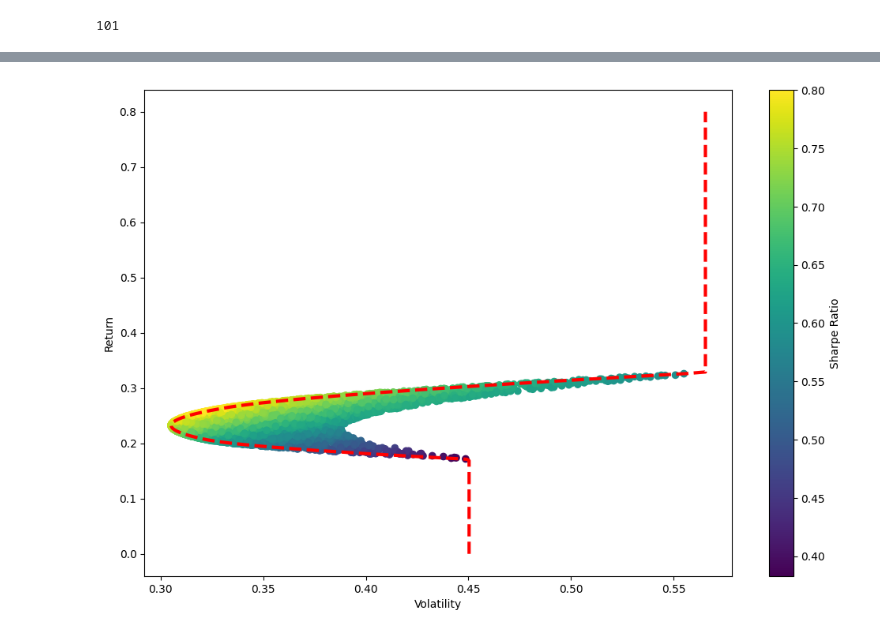
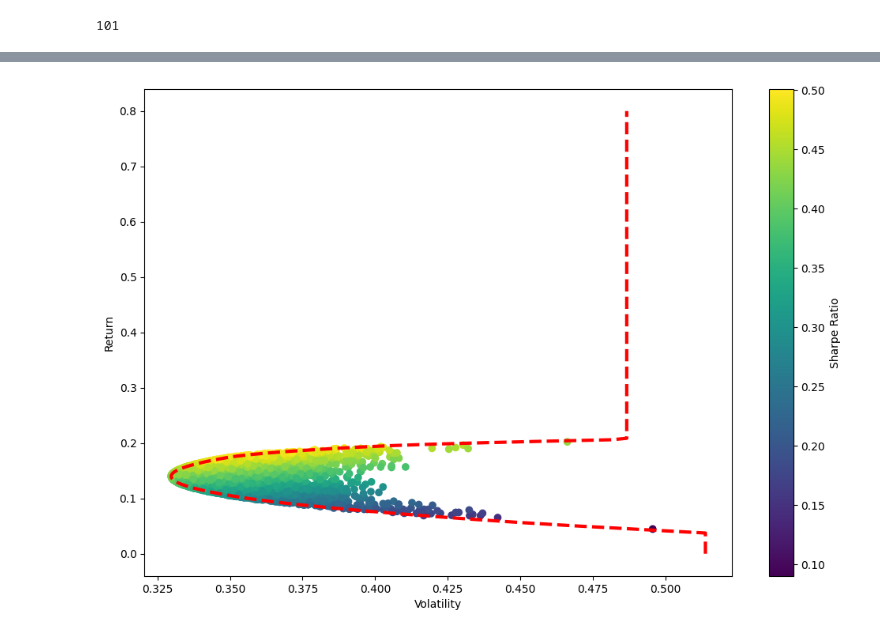
Before and after one commit to fabricio-inoue/Projeto-Integrador, a Jupyter notebook: index.ipynb, the cells around one changed output, grey strips where cells are left out. Cells and saved outputs as stored; diff of their text form; code cells hidden in the pictures.

```diff
--- a/index.ipynb
+++ b/index.ipynb
@@ -151,8 +161,6 @@ def init_guess(log_ret):
 # %%
-random_stocks = process_df(random_tickers)
 chosen_stocks = process_df(chosen_tickers)
 
-random_log_ret = log_returns(random_stocks)
 chosen_log_ret = log_returns(chosen_stocks)
 
 
@@ -160,15 +168,12 @@ chosen_log_ret = log_returns(chosen_stocks)
 
 
 cons = ({'type': 'eq', 'fun': check_sum})
-bounds = ((0, 1),) * len(log_ret.columns)
-random_init_guess = init_guess(random_log_ret)
+
+chosen_bounds = ((0, 1),) * len(chosen_log_ret.columns)
+
 chosen_init_guess = init_guess(chosen_log_ret)
 
-random_simulation = portfolio_simulation(7000,  random_log_ret)
-chosen_simulation = portfolio_simulation(7000,  chosen_log_ret)
-
-print(random_tickers)
-plot_efficient_frontier(random_simulation)
+chosen_simulation = portfolio_simulation(7000, chosen_log_ret)
 # %% [output]
 [*********************100%%**********************]  1 of 1 completed
 [*********************100%%**********************]  1 of 1 completed
@@ -221,16 +214,20 @@ opt_results
 # %%
-def minimize_volatility(weights):
-    return get_ret_vol_sr(weights)[1]
+def minimize_volatility(weights, log_ret):
+    return get_ret_vol_sr(weights, log_ret)[1]
 
 def generate_frontiers():
+    num_stocks = len(chosen_log_ret.columns)
+    init_guess = np.array([1.0 / num_stocks] * num_stocks)
+    bounds = tuple((0, 1) for _ in range(num_stocks))
     frontier_y = np.linspace(0, 0.8, 300)
     frontier_x = []
 
     for possible_return in frontier_y:
-        cons = ({'type': 'eq', 'fun': check_sum},
-                {'type': 'eq', 'fun': lambda w: get_ret_vol_sr(w)[0] - possible_return})
-
-        result = minimize(minimize_volatility, init_guess, method='SLSQP', bounds=bounds, constraints=cons)
+        cons = (
+            {'type': 'eq', 'fun': check_sum},
+            {'type': 'eq', 'fun': lambda w: get_ret_vol_sr(w, chosen_log_ret)[0] - possible_return}
+        )
+        result = minimize(minimize_volatility, init_guess, args=(chosen_log_ret,), method='SLSQP', bounds=bounds, constraints=cons)
         frontier_x.append(result['fun'])
 
     return {
@@ -257,7 +254,7 @@ def plot_portfolios(simulation, frontiers ):
     plt.plot(frontier_x, frontier_y, 'r--', linewidth=3)
 
     plt.show()
-
-plot_portfolios(simulation, generate_frontiers())
-# %% [output]
-[figure, removed]
+# %%
+plot_portfolios(chosen_simulation, generate_frontiers())
+# %% [output]
+[figure, added]
```
Also changed, not shown: parts of 8 cells of this notebook.
